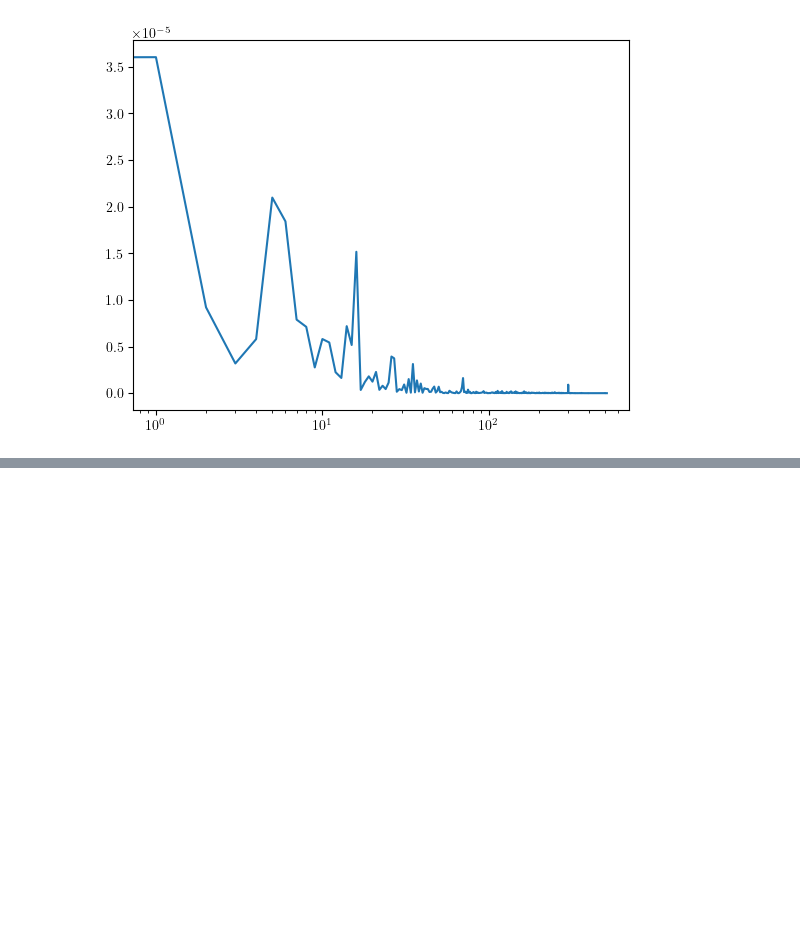
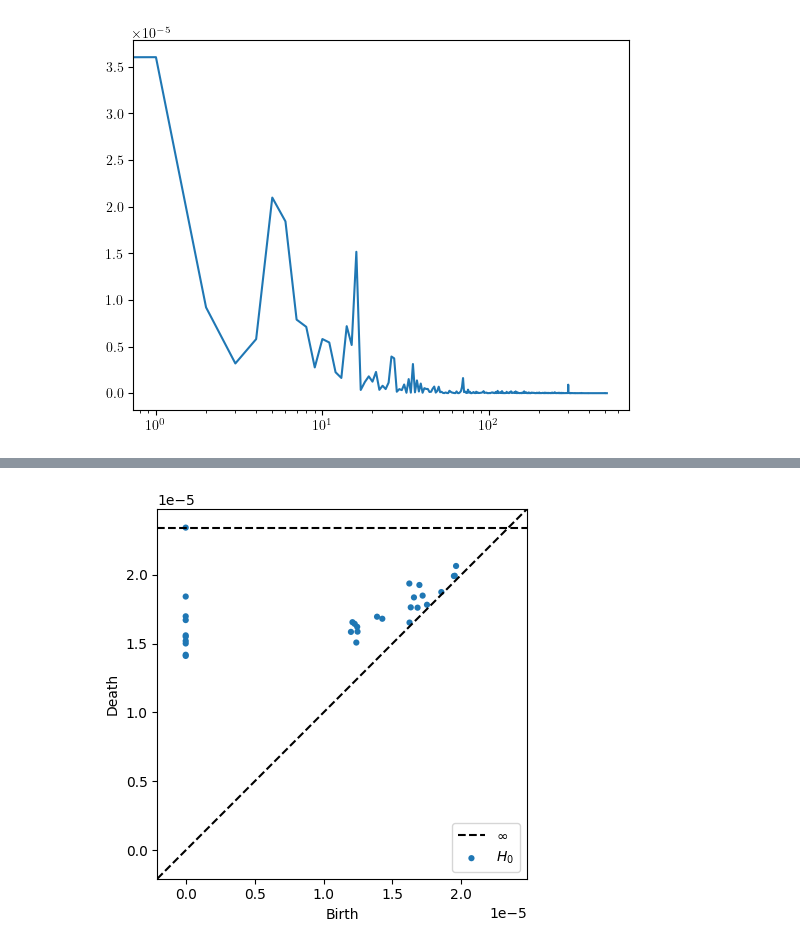
Before and after one commit to HCPS42/asmr-tda, a Jupyter notebook: src/research.ipynb, the cells around one changed output, grey strips where cells are left out. Cells and saved outputs as stored; diff of their text form; code cells hidden in the pictures; blank space fills up the shorter version.

```diff
--- a/src/research.ipynb
+++ b/src/research.ipynb
@@ -42,0 +57,4 @@ plt.show()
+# %%
+plot_diagrams(features.iloc[0]['features'][0])
+# %% [output]
+[figure, added]
```
Also changed, not shown: parts of 3 cells of this notebook, 1 other file.
